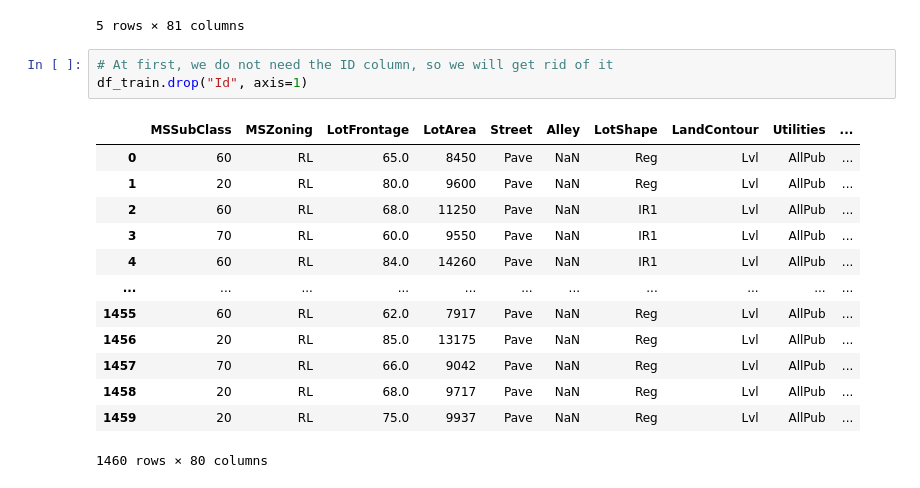
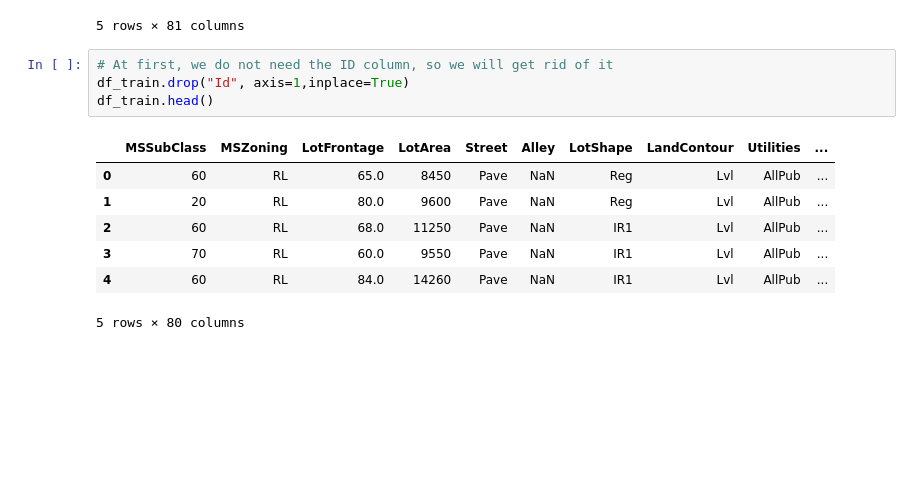
Before and after one commit to hhshanto/House_Prices, a Jupyter notebook: House Price EDA.ipynb, the cells around one changed output. Cells and saved outputs as stored; diff of their text form; blank space fills up the shorter version.

```diff
--- a/House Price EDA.ipynb
+++ b/House Price EDA.ipynb
@@ -22,18 +32,13 @@ df_train.head()
 5 rows × 81 columns
 # %%
 # At first, we do not need the ID column, so we will get rid of it
-df_train.drop("Id", axis=1)
+df_train.drop("Id", axis=1,inplace=True)
+df_train.head()
 # %% [output]
 |  | MSSubClass | MSZoning | LotFrontage | LotArea | Street | Alley | LotShape | LandContour | Utilities | ... |
 | 0 | 60 | RL | 65.0 | 8450 | Pave | NaN | Reg | Lvl | AllPub | ... |
 | 1 | 20 | RL | 80.0 | 9600 | Pave | NaN | Reg | Lvl | AllPub | ... |
 | 2 | 60 | RL | 68.0 | 11250 | Pave | NaN | IR1 | Lvl | AllPub | ... |
 | 3 | 70 | RL | 60.0 | 9550 | Pave | NaN | IR1 | Lvl | AllPub | ... |
 | 4 | 60 | RL | 84.0 | 14260 | Pave | NaN | IR1 | Lvl | AllPub | ... |
-| ... | ... | ... | ... | ... | ... | ... | ... | ... | ... | ... |
-| 1455 | 60 | RL | 62.0 | 7917 | Pave | NaN | Reg | Lvl | AllPub | ... |
-| 1456 | 20 | RL | 85.0 | 13175 | Pave | NaN | Reg | Lvl | AllPub | ... |
-| 1457 | 70 | RL | 66.0 | 9042 | Pave | NaN | Reg | Lvl | AllPub | ... |
-| 1458 | 20 | RL | 68.0 | 9717 | Pave | NaN | Reg | Lvl | AllPub | ... |
-| 1459 | 20 | RL | 75.0 | 9937 | Pave | NaN | Reg | Lvl | AllPub | ... |
-1460 rows × 80 columns
+5 rows × 80 columns
```
Also changed, not shown: parts of 7 cells of this notebook.
